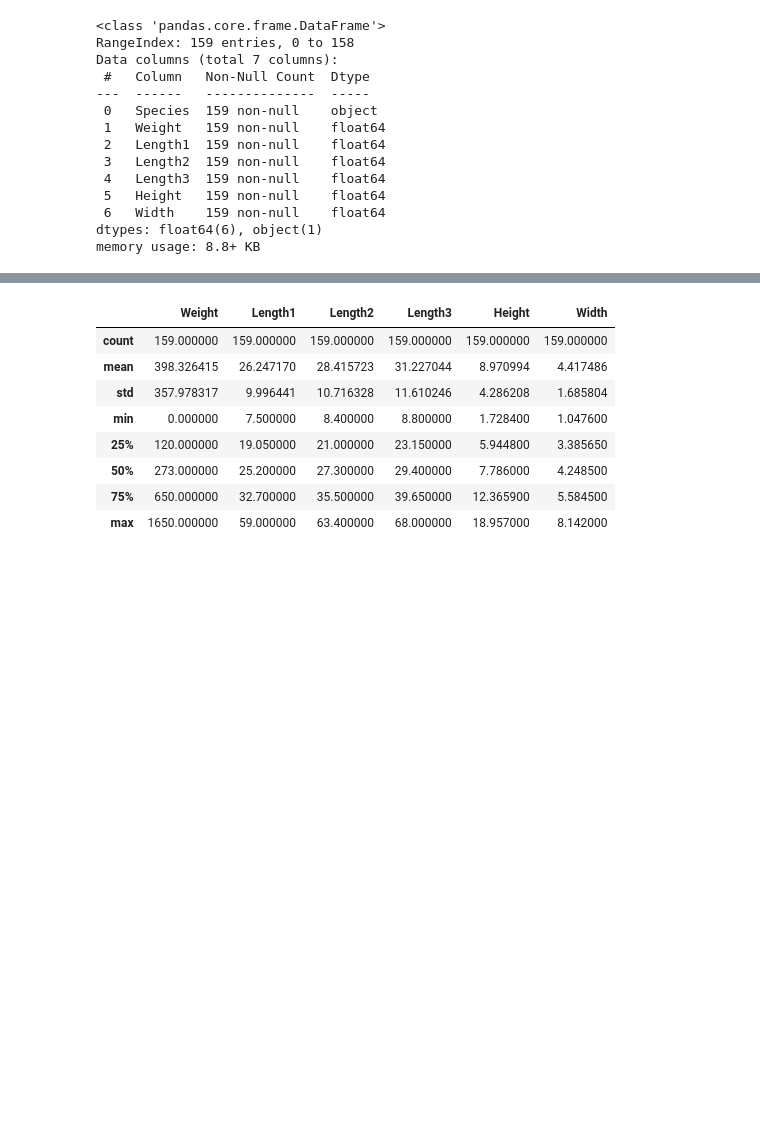
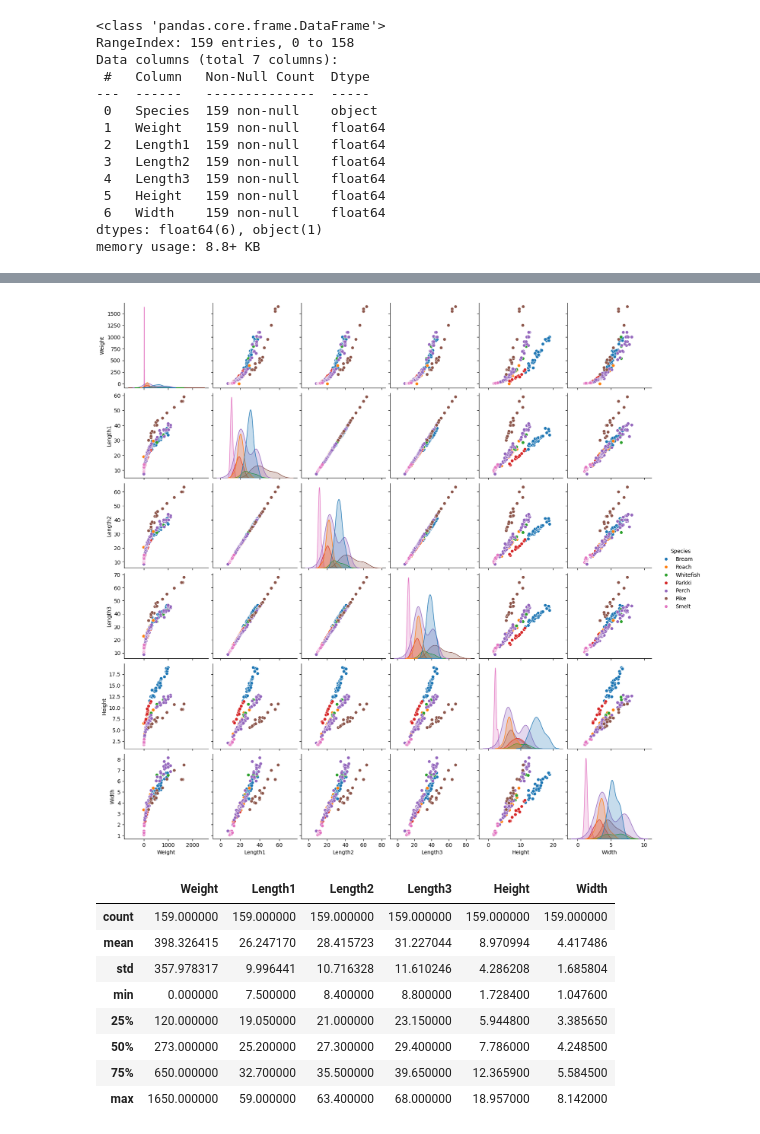
Before and after one commit to joaoalexarruda/fishcatch, a Jupyter notebook: main.ipynb, the cells around one changed output, grey strips where cells are left out. Drawn from its saved outputs; the diff is of its cells as text; code cells hidden in the pictures; blank space fills up the shorter version.

```diff
--- a/main.ipynb
+++ b/main.ipynb
@@ -59 +70,7 @@ memory usage: 8.8+ KB
+# %%
+# Checking the relationship between the species and the other variables
+sns.pairplot(df, hue='Species')
+plt.show()
+# %% [output]
+[figure, added]
 # %%
```
Also changed, not shown: parts of 4 cells of this notebook, 1 other file.
